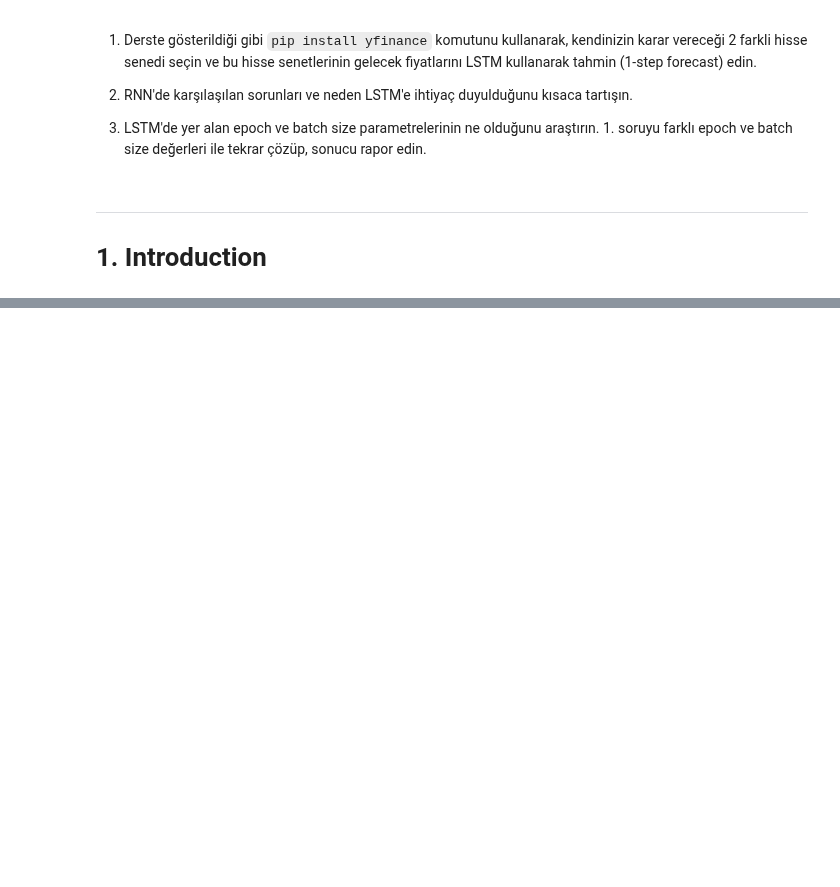
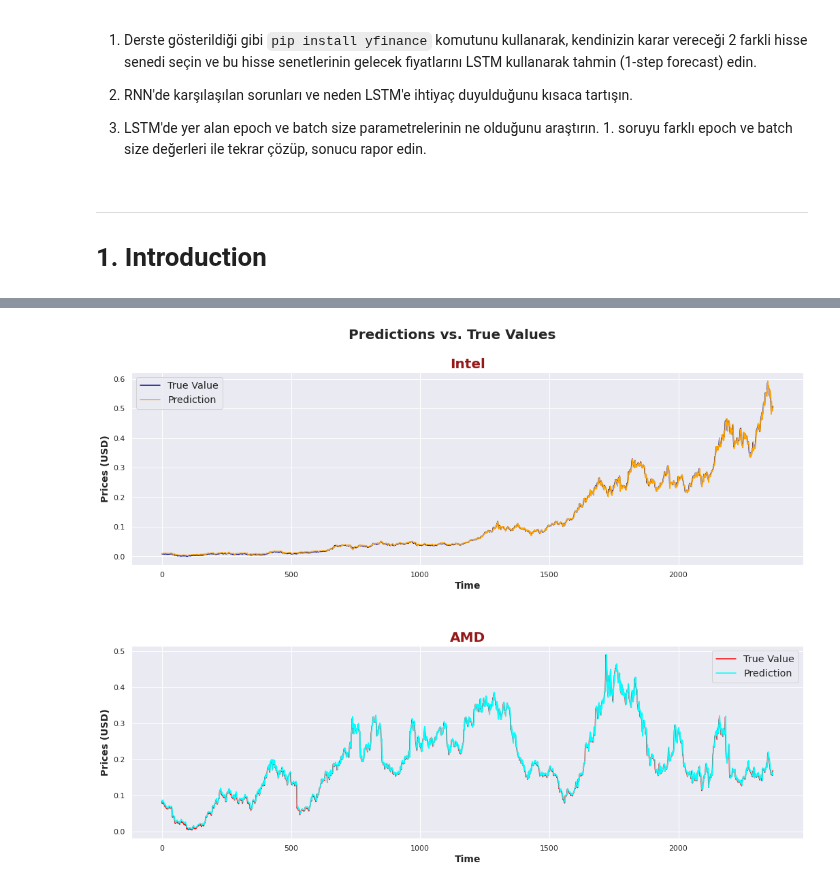
Before and after one commit to gulmert89/bootcamp_files, a Jupyter notebook: odev115_rnn.ipynb, the cells around one changed output, grey strips where cells are left out. Saved outputs shown, nothing was run; the diff lists cells and outputs as text; code cells hidden in the pictures; blank space fills up the shorter version.

```diff
--- a/odev115_rnn.ipynb
+++ b/odev115_rnn.ipynb
@@ -44,0 +249,30 @@ Successfully installed lxml-4.6.0 yfinance-0.1.55
+# %%
+predict_intel = model.predict(X_test_intel)
+predict_amd = model.predict(X_test_amd)
+# %%
+sns.set_style("darkgrid")
+plt.figure(figsize=(16,12))
+plt.suptitle("Predictions vs. True Values", size=20, weight="bold")
+# INTEL
+plt.subplot(2,1,1)
+plt.title("Intel", fontdict=title_font)
+plt.plot(intel_input[lookback:(test_size + (2 * lookback)),1],
+         label="True Value", color="darkblue")
+plt.plot(predict_intel, label="Prediction", color="orange")
+plt.xlabel("Time", size=14, weight="bold")
+plt.ylabel("Prices (USD)", size=14, weight="bold")
+plt.legend(loc="best", fontsize="large")
+# AMD
+plt.subplot(2,1,2)
+plt.title("AMD", fontdict=title_font)
+plt.plot(amd_input[lookback:(test_size + (2 * lookback)),1],
+         label="True Value", color="red")
+plt.plot(predict_amd, label="Prediction", color="cyan")
+plt.xlabel("Time", size=14, weight="bold")
+plt.ylabel("Prices (USD)", size=14, weight="bold")
+plt.legend(loc="best", fontsize="large")
+
+plt.tight_layout(pad=5)
+plt.show()
+# %% [output]
+[figure, added]
```
Also changed, not shown: parts of 25 cells of this notebook.
